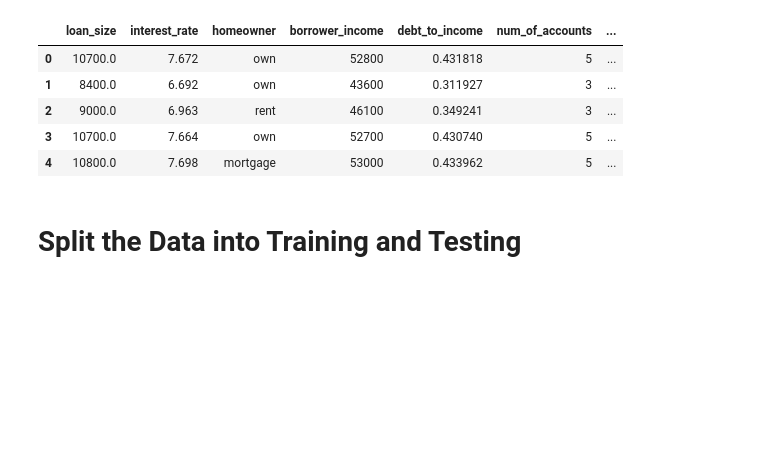
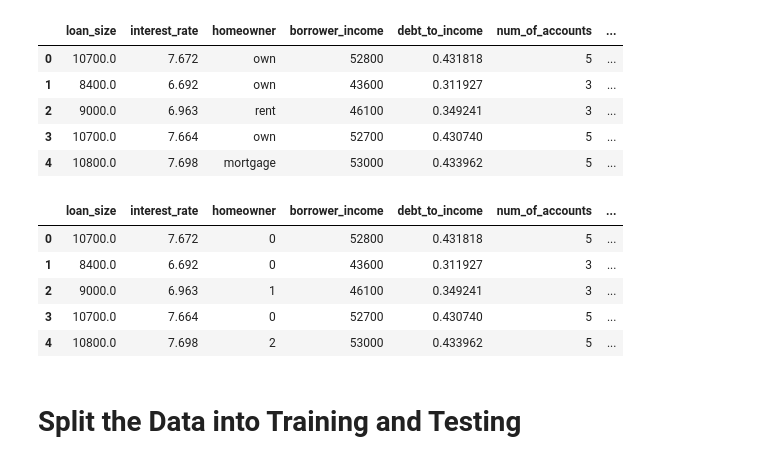
Before and after one commit to Vielufs/Risky_Business, a Jupyter notebook: credit_risk_resampling.ipynb, the cells around one changed output. Drawn from its saved outputs; the diff is of its cells as text; code cells hidden in the pictures; blank space fills up the shorter version.

```diff
--- a/credit_risk_resampling.ipynb
+++ b/credit_risk_resampling.ipynb
@@ -22,6 +22,21 @@ df.head()
 | 2 | 9000.0 | 6.963 | rent | 46100 | 0.349241 | 3 | ... |
 | 3 | 10700.0 | 7.664 | own | 52700 | 0.430740 | 5 | ... |
 | 4 | 10800.0 | 7.698 | mortgage | 53000 | 0.433962 | 5 | ... |
+# %%
+homeowner= {
+    "own":0,
+    "rent":1,
+    "mortgage":2
+}
+df["homeowner"] = df["homeowner"].apply(lambda x: homeowner[x])
+df.head()
+# %% [output]
+|  | loan_size | interest_rate | homeowner | borrower_income | debt_to_income | num_of_accounts | ... |
+| 0 | 10700.0 | 7.672 | 0 | 52800 | 0.431818 | 5 | ... |
+| 1 | 8400.0 | 6.692 | 0 | 43600 | 0.311927 | 3 | ... |
+| 2 | 9000.0 | 6.963 | 1 | 46100 | 0.349241 | 3 | ... |
+| 3 | 10700.0 | 7.664 | 0 | 52700 | 0.430740 | 5 | ... |
+| 4 | 10800.0 | 7.698 | 2 | 53000 | 0.433962 | 5 | ... |
 # %% [markdown]
 # Split the Data into Training and Testing
 # %%
```
Also changed, not shown: parts of 23 cells of this notebook, 1 other file.
